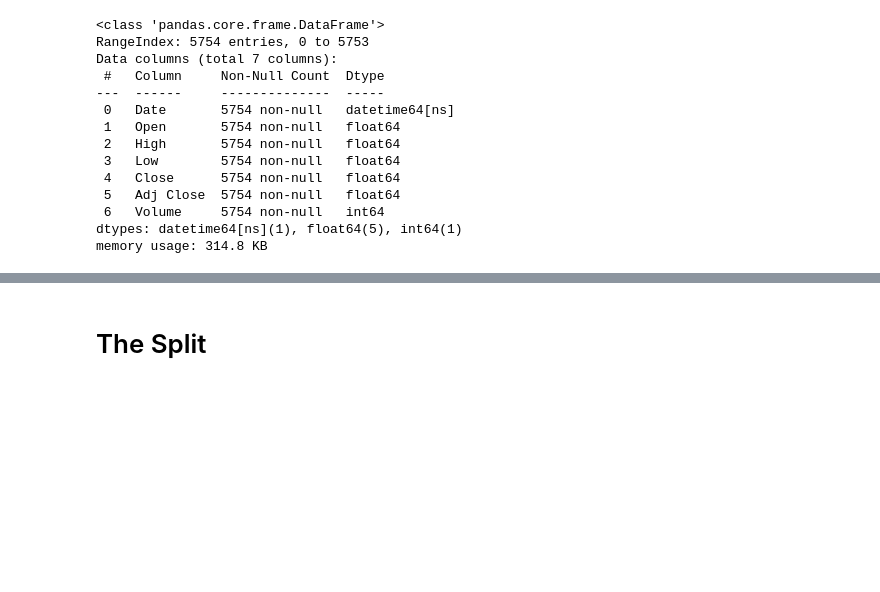
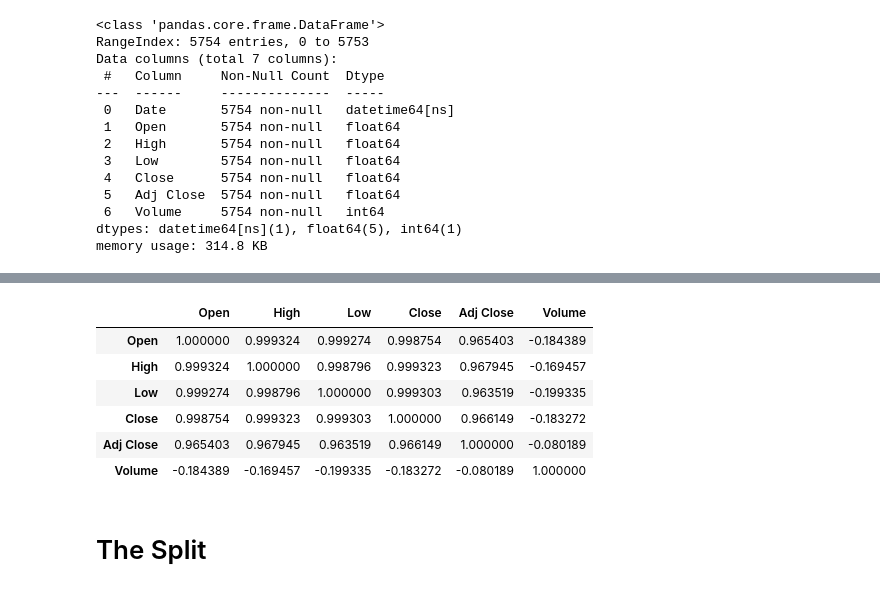
Before and after one commit to ShirsenduRyo/Stock-CNN-LSTM, a Jupyter notebook: Non-Scaler TSFA.ipynb, the cells around one changed output, grey strips where cells are left out. Drawn from its saved outputs; the diff is of its cells as text; code cells hidden in the pictures; blank space fills up the shorter version.

```diff
--- a/Non-Scaler TSFA.ipynb
+++ b/Non-Scaler TSFA.ipynb
@@ -98,3 +111,14 @@ memory usage: 314.8 KB
+# %%
+correlation = wfc.corr ()
+correlation. style.background_gradient ()
+# %% [output]
+|  | Open | High | Low | Close | Adj Close | Volume |
+| Open | 1.000000 | 0.999324 | 0.999274 | 0.998754 | 0.965403 | -0.184389 |
+| High | 0.999324 | 1.000000 | 0.998796 | 0.999323 | 0.967945 | -0.169457 |
+| Low | 0.999274 | 0.998796 | 1.000000 | 0.999303 | 0.963519 | -0.199335 |
+| Close | 0.998754 | 0.999323 | 0.999303 | 1.000000 | 0.966149 | -0.183272 |
+| Adj Close | 0.965403 | 0.967945 | 0.963519 | 0.966149 | 1.000000 | -0.080189 |
+| Volume | -0.184389 | -0.169457 | -0.199335 | -0.183272 | -0.080189 | 1.000000 |
 # %% [markdown]
 # The Split
 # %%
```
Also changed, not shown: parts of 20 cells of this notebook, 2 other files.
